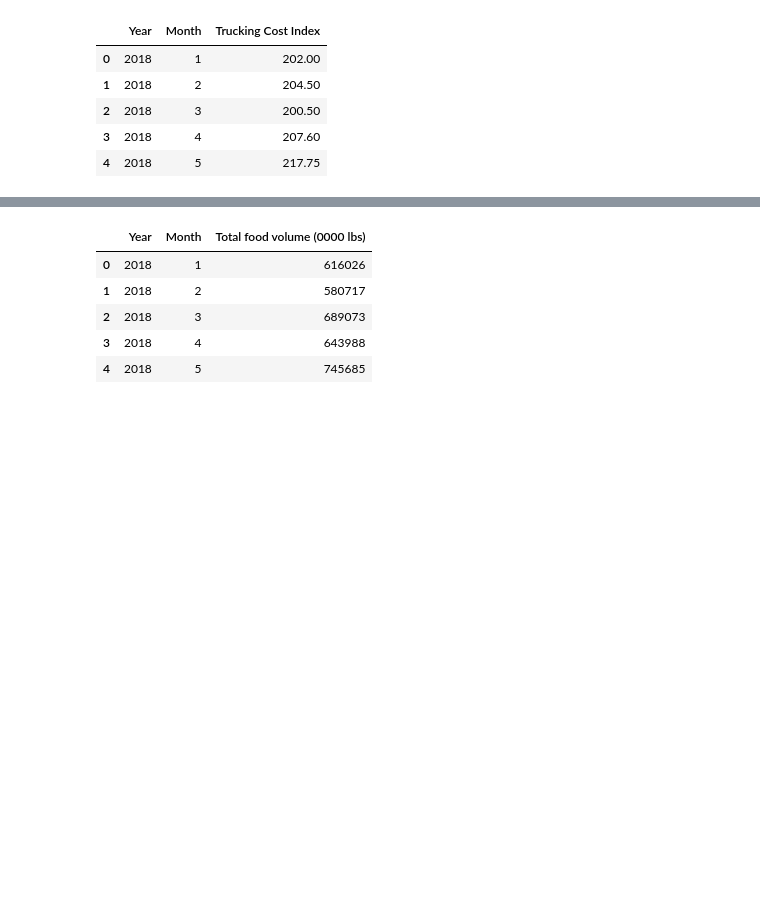
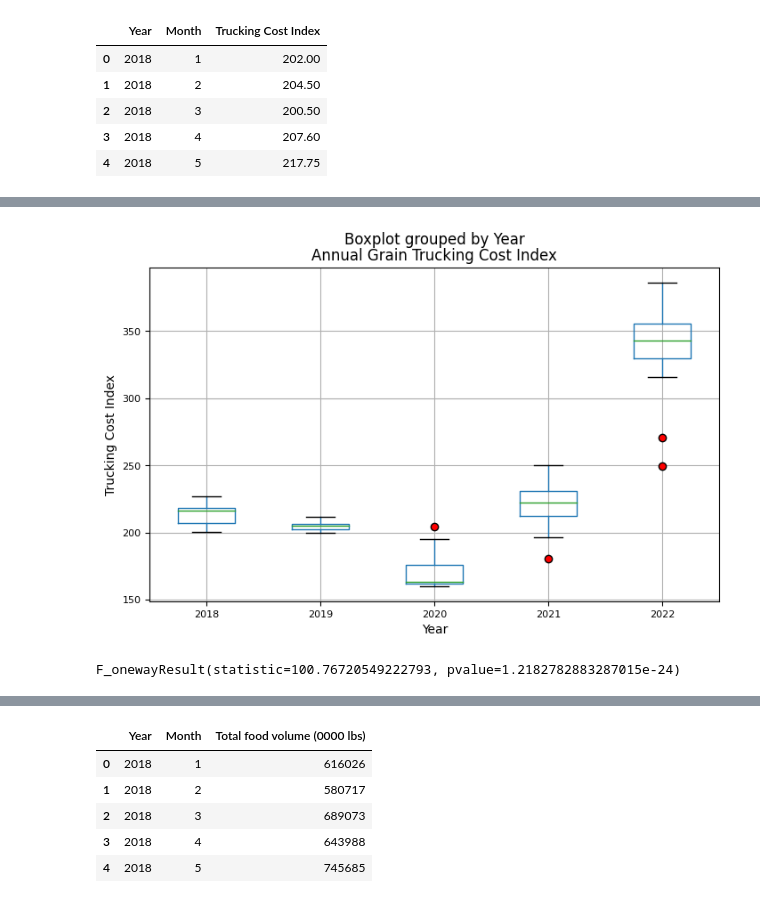
Before and after one commit to ajoyg/covid19_food_prod_impact, a Jupyter notebook: food_production_analysis/Food_transport_viz.ipynb, the cells around one changed output, grey strips where cells are left out. Drawn from its saved outputs; the diff is of its cells as text; code cells hidden in the pictures; blank space fills up the shorter version.

```diff
--- a/food_production_analysis/Food_transport_viz.ipynb
+++ b/food_production_analysis/Food_transport_viz.ipynb
@@ -26,0 +28,9 @@ plt.savefig("output/trucking_cost_index.png")
+# %%
+grain_trucking_cost_df.boxplot("Trucking Cost Index", by="Year", figsize=(8,5), fontsize=8, flierprops=dict(marker='o', markerfacecolor='red'))
+plt.title("Annual Grain Trucking Cost Index")
+plt.xlabel("Year")
+plt.ylabel("Trucking Cost Index")
+plt.savefig("output/trucking_cost_box_plot")
+plt.show()
+# %% [output]
+[figure, added]
@@ -27,3 +43,8 @@ plt.savefig("output/trucking_cost_index.png")
+# %%
+# Perform the ANOVA
+stats.f_oneway(trucking_cost_index_2018,trucking_cost_index_2019,trucking_cost_index_2020,trucking_cost_index_2021,trucking_cost_index_2022)
+# %% [output]
+F_onewayResult(statistic=100.76720549222793, pvalue=1.2182782883287015e-24)
 # %%
 #Read the refrigerated trucking volume per commodity
 refrigerated_food_volume_df = pd.read_csv("staging/refrigerated_truck_volume.csv")
```
Also changed, not shown: parts of 3 cells of this notebook, 3 other files.
